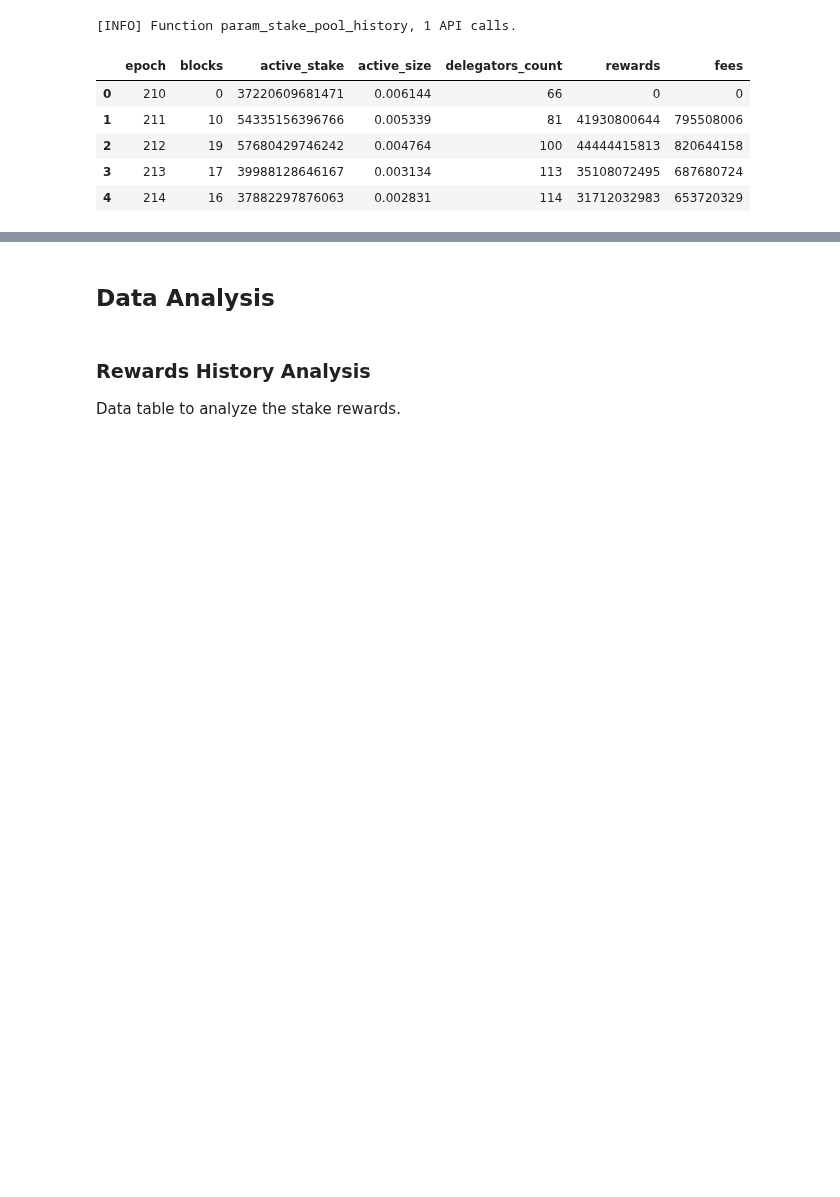
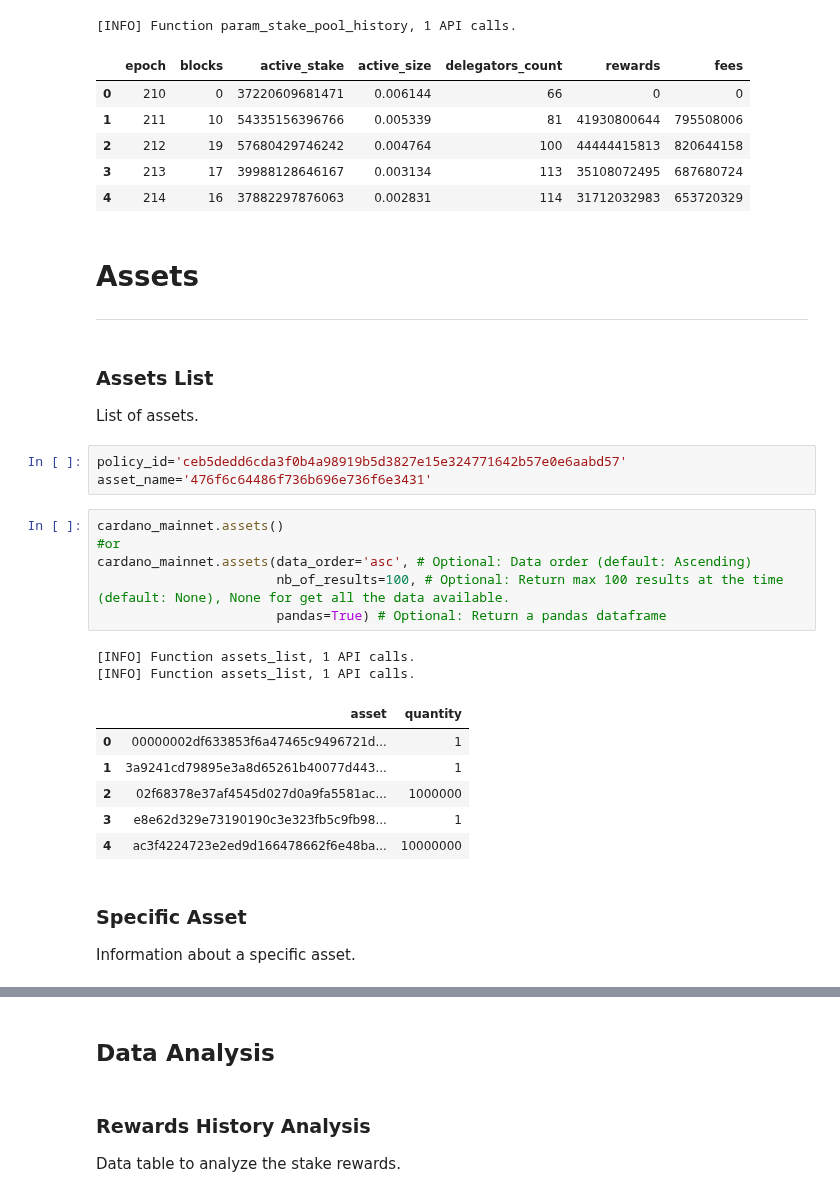
Before and after one commit to attadje/py-cardano-explorer, a Jupyter notebook: readme.ipynb, the cells around one changed output, grey strips where cells are left out. Saved outputs shown, nothing was run; the diff lists cells and outputs as text; blank space fills up the shorter version.

```diff
--- a/readme.ipynb
+++ b/readme.ipynb
@@ -422,3 +427,30 @@ cardano_mainnet.stake_pool_history(pool_id,
 | 2 | 212 | 19 | 57680429746242 | 0.004764 | 100 | 44444415813 | 820644158 |
 | 3 | 213 | 17 | 39988128646167 | 0.003134 | 113 | 35108072495 | 687680724 |
 | 4 | 214 | 16 | 37882297876063 | 0.002831 | 114 | 31712032983 | 653720329 |
+# %% [markdown]
+# Assets
+___
+# %% [markdown]
+### Assets List
+List of assets.
+# %%
+policy_id='ceb5dedd6cda3f0b4a98919b5d3827e15e324771642b57e0e6aabd57'
+asset_name='476f6c64486f736b696e736f6e3431'
+# %%
+cardano_mainnet.assets()
+#or
+cardano_mainnet.assets(data_order='asc', # Optional: Data order (default: Ascending)
+                       nb_of_results=100, # Optional: Return max 100 results at the time (default: None), None for get all the data available.
+                       pandas=True) # Optional: Return a pandas dataframe
+# %% [output]
+[INFO] Function assets_list, 1 API calls.
+[INFO] Function assets_list, 1 API calls.
+|  | asset | quantity |
+| 0 | 00000002df633853f6a47465c9496721d... | 1 |
+| 1 | 3a9241cd79895e3a8d65261b40077d443... | 1 |
+| 2 | 02f68378e37af4545d027d0a9fa5581ac... | 1000000 |
+| 3 | e8e62d329e73190190c3e323fb5c9fb98... | 1 |
+| 4 | ac3f4224723e2ed9d166478662f6e48ba... | 10000000 |
+# %% [markdown]
+### Specific Asset
+Information about a specific asset.
```
Also changed, not shown: parts of 8 cells of this notebook.
